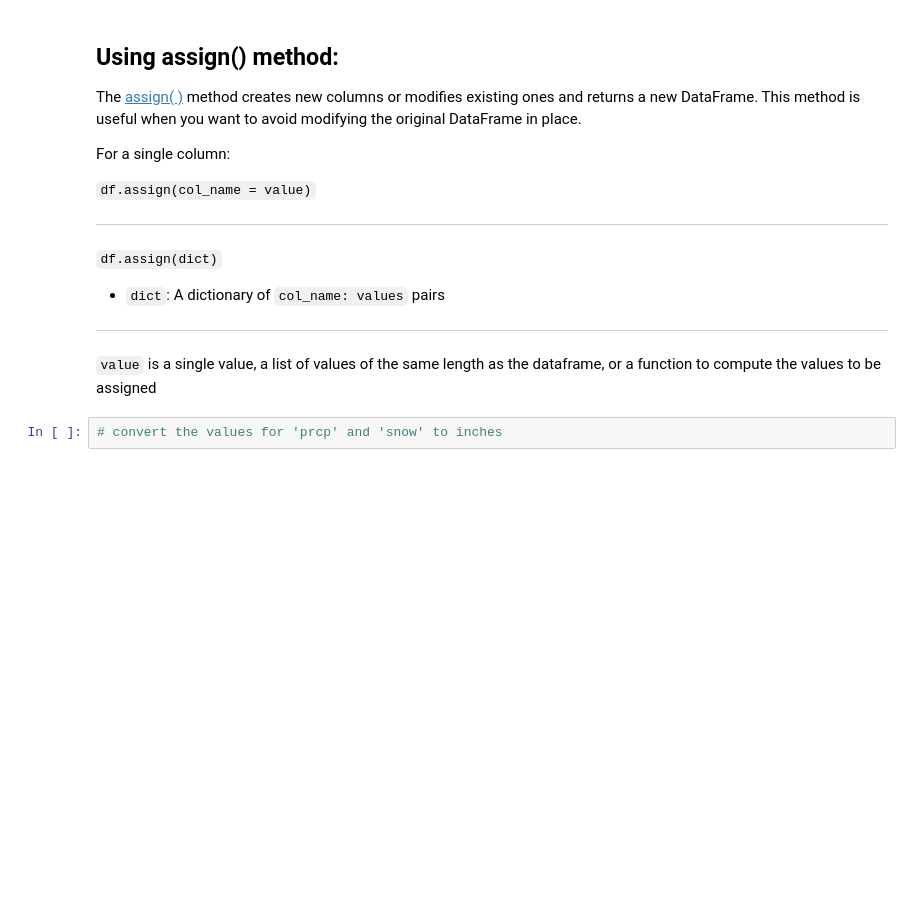
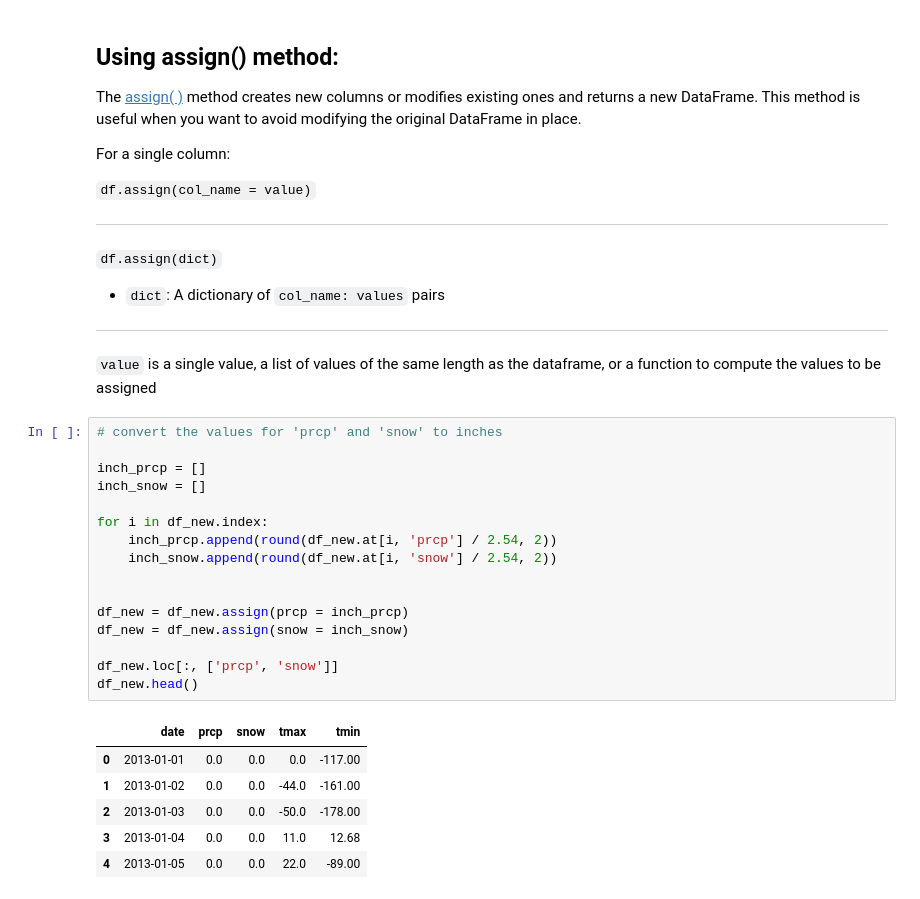
Before and after one commit to Quilhar/DataAnalytics, a Jupyter notebook: pandas/2_5_Pd_CleaningData.ipynb, the cells around one changed output. Cells and saved outputs as stored; diff of their text form; blank space fills up the shorter version.

```diff
--- a/pandas/2_5_Pd_CleaningData.ipynb
+++ b/pandas/2_5_Pd_CleaningData.ipynb
@@ -485,5 +485,26 @@ For a single column:
 `value` is a single value, a list of values of the same length as the dataframe, or a function to compute the values to be assigned
 # %%
 # convert the values for 'prcp' and 'snow' to inches
+
+inch_prcp = []
+inch_snow = []
+
+for i in df_new.index:
+    inch_prcp.append(round(df_new.at[i, 'prcp'] / 2.54, 2))
+    inch_snow.append(round(df_new.at[i, 'snow'] / 2.54, 2))
+
+
+df_new = df_new.assign(prcp = inch_prcp)
+df_new = df_new.assign(snow = inch_snow)
+
+df_new.loc[:, ['prcp', 'snow']]
+df_new.head()
+# %% [output]
+|  | date | prcp | snow | tmax | tmin |
+| 0 | 2013-01-01 | 0.0 | 0.0 | 0.0 | -117.00 |
+| 1 | 2013-01-02 | 0.0 | 0.0 | -44.0 | -161.00 |
+| 2 | 2013-01-03 | 0.0 | 0.0 | -50.0 | -178.00 |
+| 3 | 2013-01-04 | 0.0 | 0.0 | 11.0 | 12.68 |
+| 4 | 2013-01-05 | 0.0 | 0.0 | 22.0 | -89.00 |
 # %%
 # create two new columns to to store the temperature conversions to Fahrenheit
```
Also changed, not shown: parts of 5 cells of this notebook, 1 other file.
